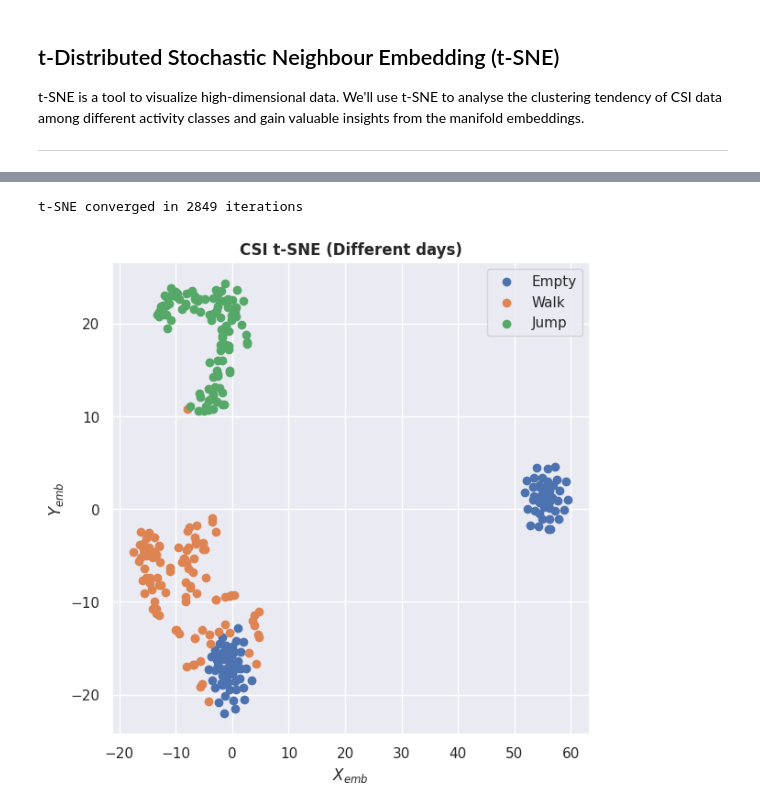
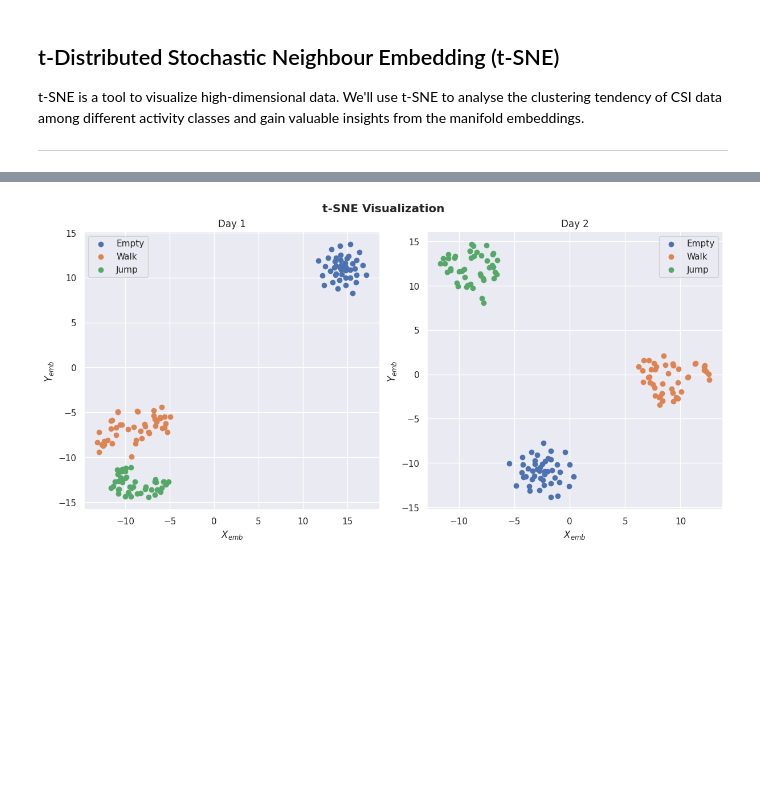
Before and after one commit to winwinashwin/CSI-Sense-Zero, a Jupyter notebook: notebooks/t-SNE.ipynb, the cells around one changed output, grey strips where cells are left out. Saved outputs shown, nothing was run; the diff lists cells and outputs as text; code cells hidden in the pictures; blank space fills up the shorter version.

```diff
--- a/notebooks/t-SNE.ipynb
+++ b/notebooks/t-SNE.ipynb
@@ -64,43 +46,37 @@ t-SNE converged in 3849 iterations
-# %%
-mat = scipy.io.loadmat("../dataset/rCSI-100")
-
-X = mat["csi"].T
-nsamples = mat["nsamples"].flatten()
-dim = mat["dim"].flatten()
-classnames = list(map(lambda s: s.strip().title(), mat["classnames"]))
-y = []
-for i in range(len(classnames)):
-    y += [i] * nsamples[i]
-
-Xstd = StandardScaler().fit_transform(X)
-
-tsne = TSNE(
-    n_components=2,
-    perplexity=20,
-    n_iter=5000,
-    n_iter_without_progress=300,
-    random_state=3,
-    n_jobs=-1,
-)
-
-X_embedded = tsne.fit_transform(Xstd)
-
-print(f"t-SNE converged in {tsne.n_iter_} iterations")
-
-plt.figure(figsize=(6, 6), constrained_layout=True)
-
-for i in range(len(classnames)):
-    plt.scatter(
-        X_embedded[np.sum(nsamples[:i]) : np.sum(nsamples[: i + 1]), 0],
-        X_embedded[np.sum(nsamples[:i]) : np.sum(nsamples[: i + 1]), 1],
-        label=classnames[i],
-    )
-
-plt.xlabel(r"$X_{emb}$")
-plt.ylabel(r"$Y_{emb}$")
-plt.legend()
-plt.title("CSI t-SNE (Different days)", fontweight="bold")
-plt.show()
-# %% [output]
-t-SNE converged in 2849 iterations
-[figure, removed]
+# %%
+X1, y1, nsamples1, classnames1, _ = load_dataset("../dataset/rCSI-1")
+X2, y2, nsamples2, classnames2, _ = load_dataset("../dataset/rCSI-2")
+
+xc1, yc1 = get_coords_embedded(X1)
+xc2, yc2 = get_coords_embedded(X2)
+
+plt.figure(figsize=(12, 6), constrained_layout=True)
+
+plt.subplot(1, 2, 1)
+for i in range(len(classnames1)):
+    plt.scatter(
+        xc1[np.sum(nsamples1[:i]) : np.sum(nsamples1[: i + 1])],
+        yc1[np.sum(nsamples1[:i]) : np.sum(nsamples1[: i + 1])],
+        label=classnames1[i],
+    )
+    plt.xlabel(r"$X_{emb}$")
+    plt.ylabel(r"$Y_{emb}$")
+    plt.legend()
+    plt.title("Day 1")
+
+plt.subplot(1, 2, 2)
+for i in range(len(classnames1)):
+    plt.scatter(
+        xc2[np.sum(nsamples2[:i]) : np.sum(nsamples2[: i + 1])],
+        yc2[np.sum(nsamples2[:i]) : np.sum(nsamples2[: i + 1])],
+        label=classnames2[i],
+    )
+    plt.xlabel(r"$X_{emb}$")
+    plt.ylabel(r"$Y_{emb}$")
+    plt.legend()
+    plt.title("Day 2")
+
+plt.suptitle("t-SNE Visualization", fontweight="bold")
+plt.show()
+# %% [output]
+[figure, added]
```
Also changed, not shown: parts of 4 cells of this notebook, 4 other files.
